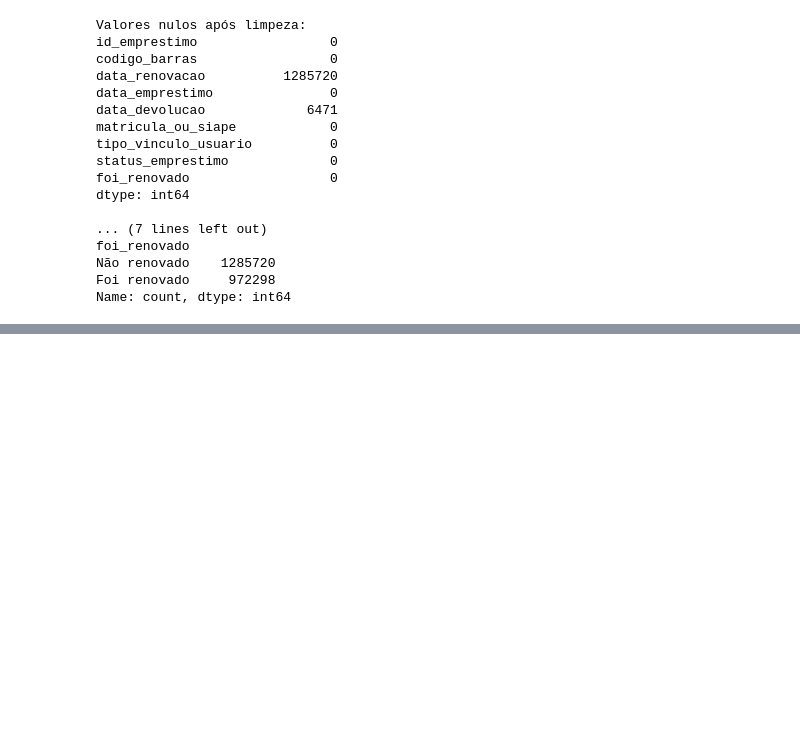
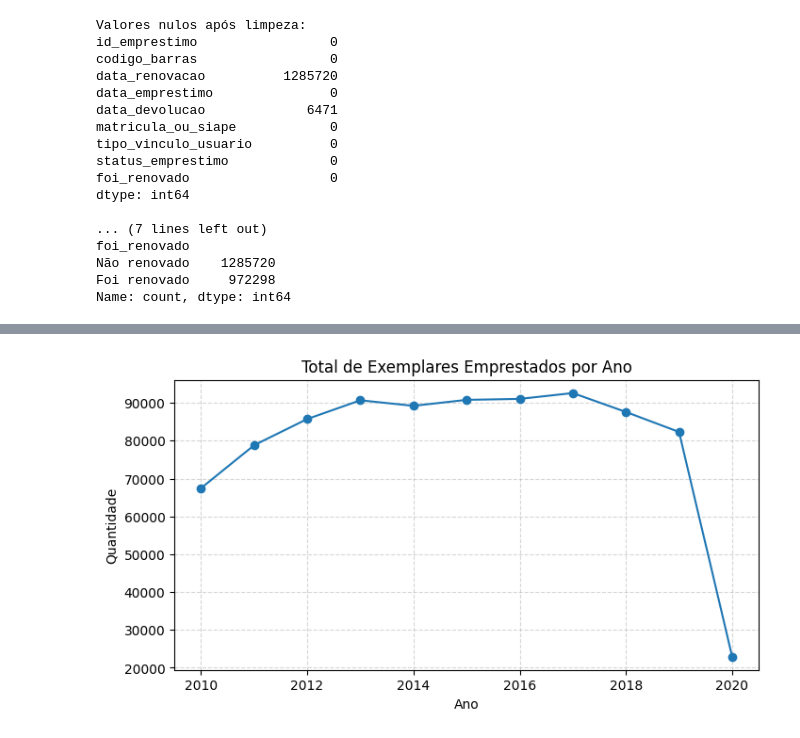
Before and after one commit to DanielCauldron/7DaysOfCode-Python-Pandas, a Jupyter notebook: notebooks/7_Days_of_Code_Alura.ipynb, the cells around one changed output, grey strips where cells are left out. Saved outputs shown, nothing was run; the diff lists cells and outputs as text; code cells hidden in the pictures; blank space fills up the shorter version.

```diff
--- a/notebooks/7_Days_of_Code_Alura.ipynb
+++ b/notebooks/7_Days_of_Code_Alura.ipynb
@@ -196,0 +233,2 @@ df_completo.head() # Exibe as primeiras linhas do DataFrame
+# %%
+df_completo["classe_cdu"] = df_completo["classe_cdu"].fillna("Não classificado")
@@ -196,0 +246,8 @@ df_completo.head() # Exibe as primeiras linhas do DataFrame
+# %%
+df_completo["classe_cdu"] = df_completo["classe_cdu"].fillna("Não classificado")
+# %%
+df_completo["data_emprestimo"] = pd.to_datetime(df_completo["data_emprestimo"])
+# %%
+df_completo["ano"] = df_completo["data_emprestimo"].dt.year
+df_completo["mes"] = df_completo["data_emprestimo"].dt.month
+df_completo["hora"] = df_completo["data_emprestimo"].dt.hour
@@ -196,0 +263,12 @@ df_completo.head() # Exibe as primeiras linhas do DataFrame
+# %%
+plt.figure(figsize=(8,4))
+df_completo.groupby("ano")["codigo_barras"].nunique().plot(
+    kind="line", marker="o", color="#1f77b4"
+)
+plt.title("Total de Exemplares Emprestados por Ano")
+plt.xlabel("Ano")
+plt.ylabel("Quantidade")
+plt.grid(True, linestyle="--", alpha=0.5)
+plt.show()
+# %% [output]
+[figure, added]
```
Also changed, not shown: parts of 15 cells of this notebook, 6 other files.
